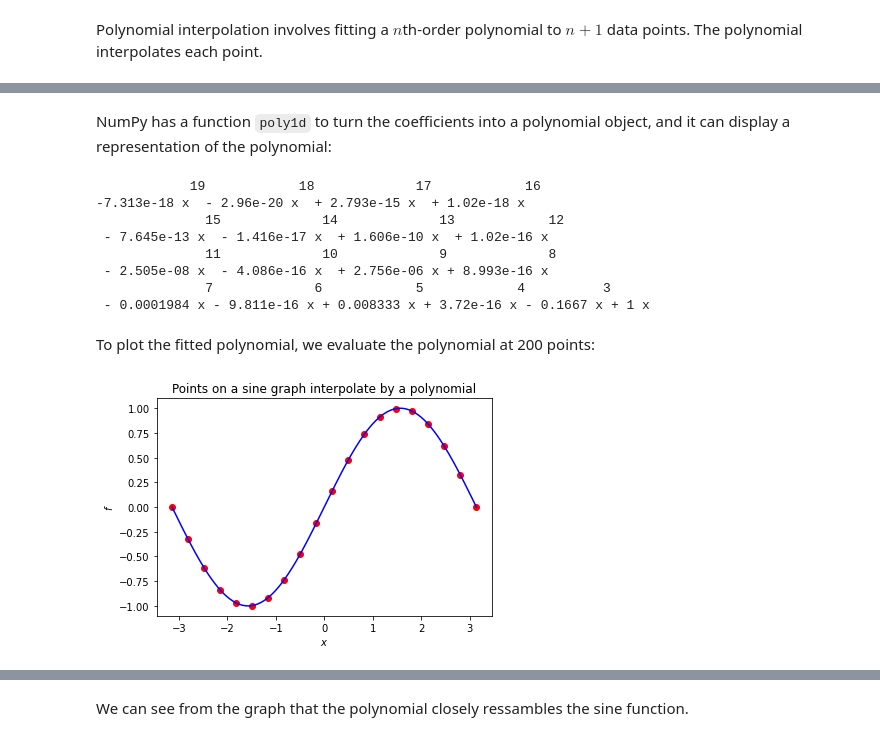
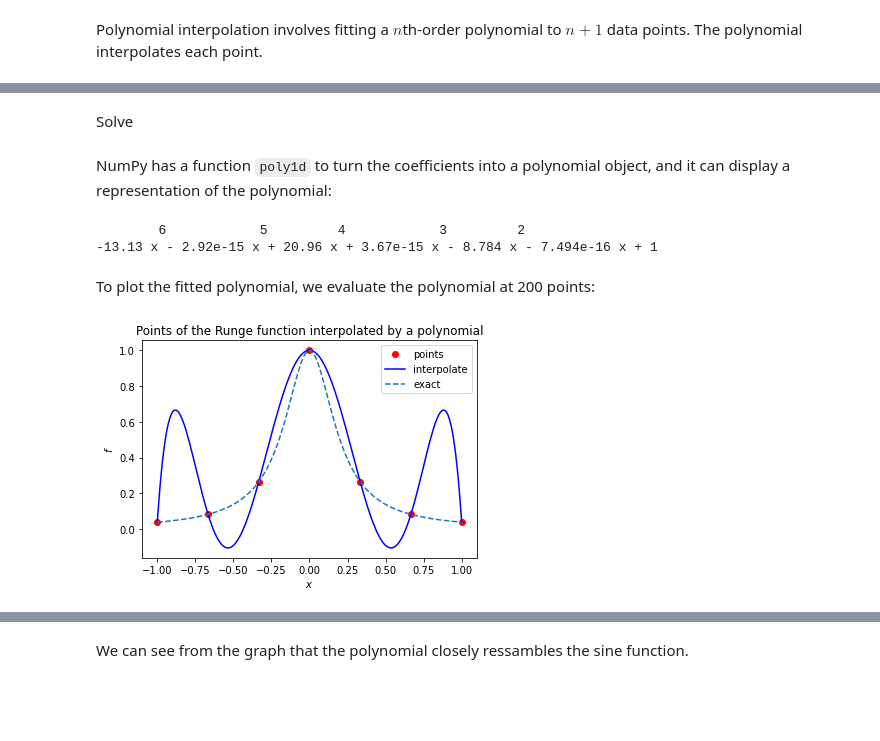
Before and after one commit to garth-wells/notebooks-3M1, a Jupyter notebook: 02-LeastSquares.ipynb, the cells around one changed output, grey strips where cells are left out. Drawn from its saved outputs; the diff is of its cells as text; code cells hidden in the pictures; blank space fills up the shorter version.

```diff
--- a/02-LeastSquares.ipynb
+++ b/02-LeastSquares.ipynb
@@ -34,9 +29,15 @@ We can plot the points:
 # %%
+import numpy as np
+N = 100
+x = np.linspace(-1, 1, N)
+def runge(x):
+    return 1 /(25 * (x**2) + 1)
+
 %matplotlib inline
 import matplotlib.pyplot as plt
 
 plt.xlabel('$x$')
 plt.ylabel('$y$')
-plt.title('Points on a sine graph')
-plt.plot(x_p, y_p,'ro');
+plt.title('Runge function')
+plt.plot(x, runge(x),'-');
 # %% [output]
@@ -81,0 +75,6 @@ We can solve the system to find the coefficients:
+# %%
+n_p = 7
+x_p = np.linspace(-1, 1, n_p)
+A = np.vander(x_p, n_p)
+print(x_p)
+print(A)
@@ -82,4 +98,7 @@ We can solve the system to find the coefficients:
+# %% [markdown]
+Solve
 # %%
+y_p = runge(x_p)
 c = np.linalg.solve(A, y_p)
 # %% [markdown]
 NumPy has a function `poly1d` to turn the coefficients into a polynomial object, and it can display a representation of the polynomial:
@@ -87,27 +106,24 @@ NumPy has a function `poly1d` to turn the coefficients into a polynomial object,
 p = np.poly1d(c)
 print(p)
 # %% [output]
-            19            18             17            16
--7.313e-18 x  - 2.96e-20 x  + 2.793e-15 x  + 1.02e-18 x
-              15             14             13            12
- - 7.645e-13 x  - 1.416e-17 x  + 1.606e-10 x  + 1.02e-16 x
-              11             10             9             8
- - 2.505e-08 x  - 4.086e-16 x  + 2.756e-06 x + 8.993e-16 x
-              7             6            5            4          3
- - 0.0001984 x - 9.811e-16 x + 0.008333 x + 3.72e-16 x - 0.1667 x + 1 x
+        6            5         4            3         2
+-13.13 x - 2.92e-15 x + 20.96 x + 3.67e-15 x - 8.784 x - 7.494e-16 x + 1
 # %% [markdown]
 To plot the fitted polynomial, we evaluate the polynomial at 200 points:
 # %%
 # Create an array of 200 equally spaced points on [-pi, pi]
-x_fit = np.linspace(-np.pi, np.pi, 200)
+x_fit = np.linspace(-1, 1, 200)
 
 # Evaluate the polynomial at the points
 y_fit = p(x_fit)
 
 # Plot the interpolating polynomial and the sample points
 plt.xlabel('$x$')
 plt.ylabel('$f$')
-plt.title('Points on a sine graph interpolate by a polynomial')
-plot = plt.plot(x_p, y_p, 'ro', x_fit, y_fit,'b-');
+plt.title('Points of the Runge function interpolated by a polynomial')
+plot = plt.plot(x_p, y_p, 'ro', label='points')
+plot = plt.plot(x_fit, y_fit,'b-', label='interpolate')
+plot = plt.plot(x, runge(x), '--', label='exact')
+plt.legend();
 # %% [output]
-[figure, old version]
+[figure, new version]
```
Also changed, not shown: parts of 46 cells of this notebook.
